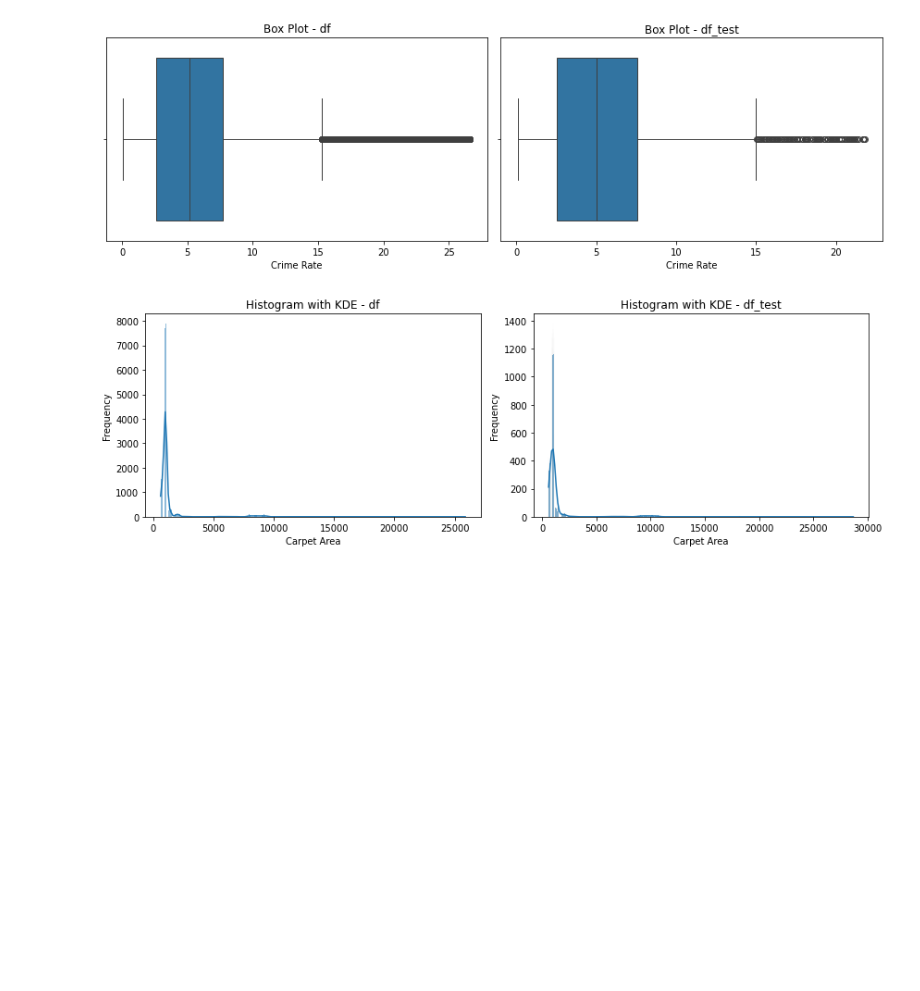
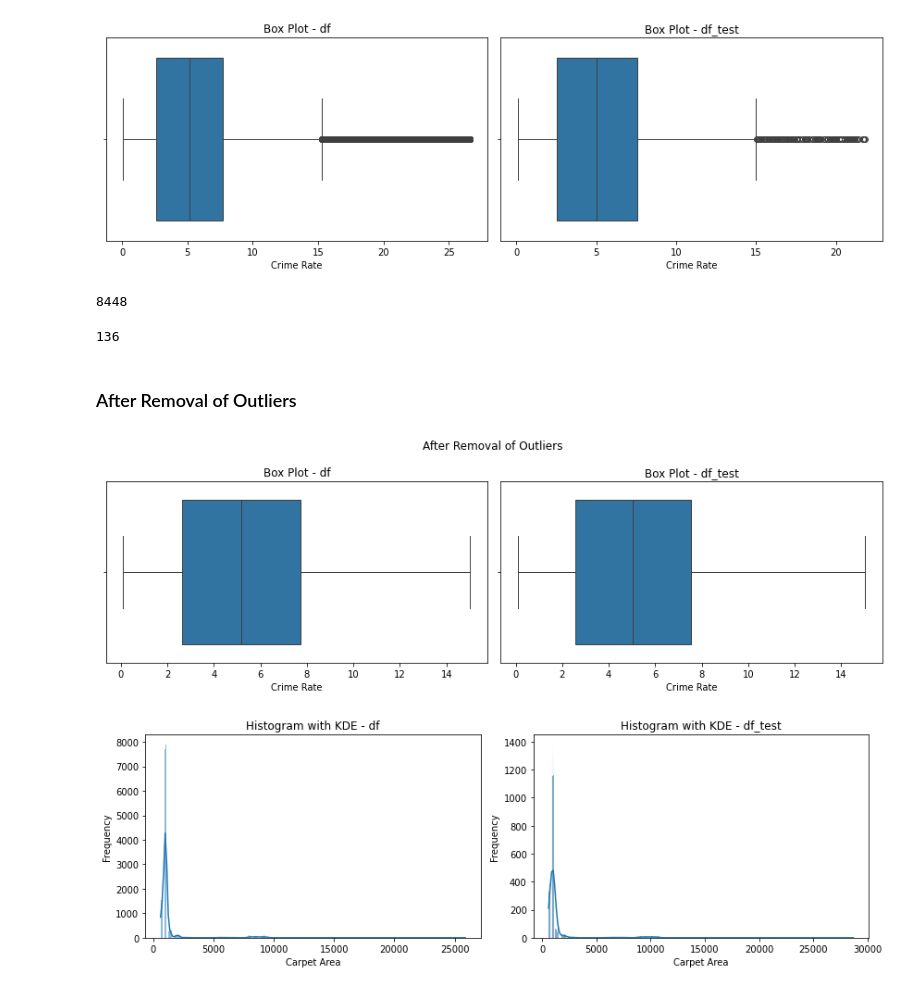
Before and after one commit to Muhammad-Sheraz-ds/AI-Property-Profit-Maximizer, a Jupyter notebook: Optimizing_Profits.ipynb, the cells around one changed output. Drawn from its saved outputs; the diff is of its cells as text; code cells hidden in the pictures; blank space fills up the shorter version.

Commit message:
Hndling Outliers

```diff
--- a/Optimizing_Profits.ipynb
+++ b/Optimizing_Profits.ipynb
@@ -916,6 +946,39 @@ plt.tight_layout()
 plt.show()
 # %% [output]
 [figure]
+# %%
+iqr = df['crime_rate'].quantile(0.75) - df['crime_rate'].quantile(0.25)
+upper_limit= df['crime_rate'].quantile(0.75) + iqr *1.5
+df[df['crime_rate']>upper_limit].shape[0]
+# %% [output]
+8448
+# %%
+iqr = df_test['crime_rate'].quantile(0.75) - df_test['crime_rate'].quantile(0.25)
+upper_limit= df_test['crime_rate'].quantile(0.75) + iqr *1.5
+df_test[df_test['crime_rate']>upper_limit].shape[0]
+# %% [output]
+136
+# %%
+df['crime_rate']= np.where(df['crime_rate'] >upper_limit,upper_limit,df['crime_rate'])
+df_test['crime_rate']= np.where(df_test['crime_rate'] >upper_limit,upper_limit,df_test['crime_rate'])
+# %% [markdown]
+### After Removal of Outliers
+# %%
+df_reset = df.reset_index(drop=True)
+df_test_reset = df_test.reset_index(drop=True)
+fig, axes = plt.subplots(1, 2, figsize=(12, 4))
+sns.boxplot(x=df_reset['crime_rate'], ax=axes[0])
+axes[0].set_title('Box Plot - df')
+axes[0].set_xlabel('Crime Rate')
+
+sns.boxplot(x=df_test_reset['crime_rate'], ax=axes[1])
+axes[1].set_title('Box Plot - df_test')
+axes[1].set_xlabel('Crime Rate')
+plt.suptitle("After Removal of Outliers")
+plt.tight_layout()
+plt.show()
+# %% [output]
+[figure, added]
 # %%
 import seaborn as sns
 import matplotlib.pyplot as plt
```
Also changed, not shown: parts of 13 cells of this notebook.
